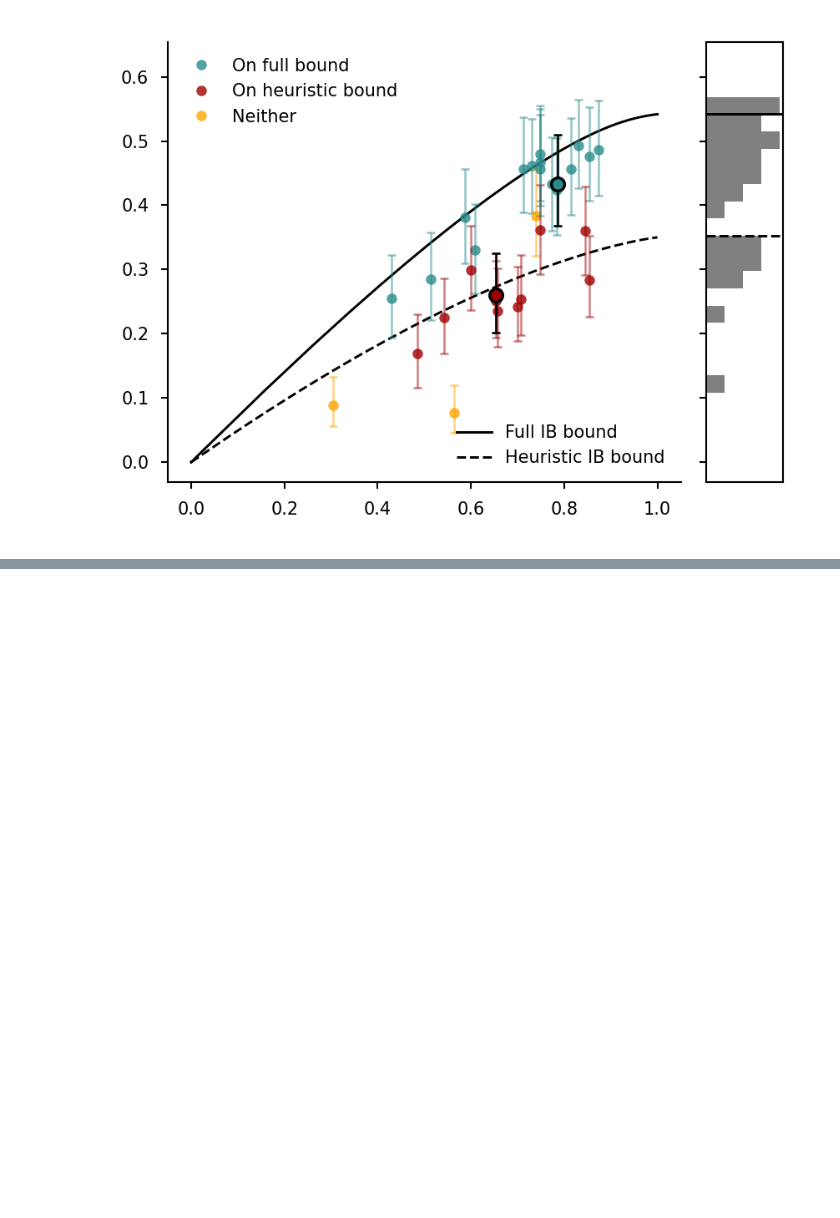
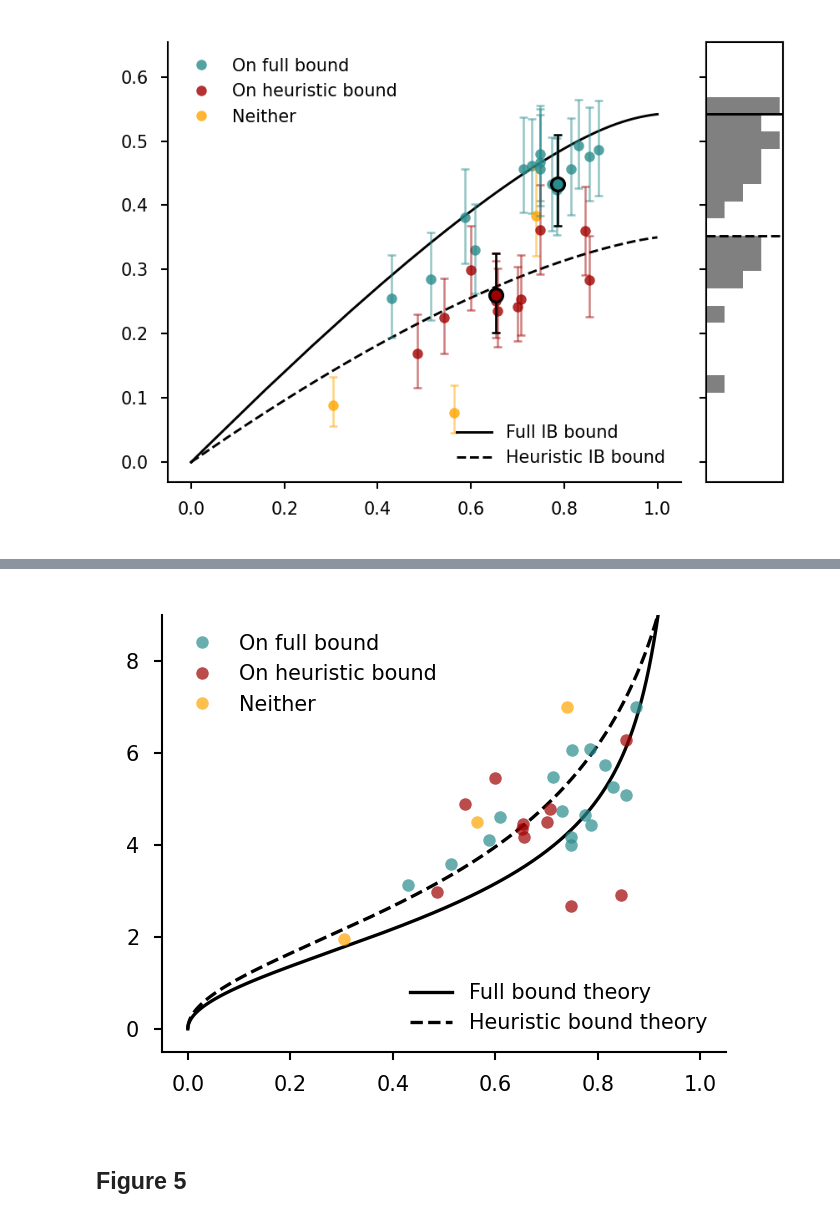
Before and after one commit to jacobaparker/human-inference-IB, a Jupyter notebook: main_analyses_figures.ipynb, the cells around one changed output, grey strips where cells are left out. Cells and saved outputs as stored; diff of their text form; code cells hidden in the pictures; blank space fills up the shorter version.

```diff
--- a/main_analyses_figures.ipynb
+++ b/main_analyses_figures.ipynb
@@ -1162,0 +1219,35 @@ savefig(fig, 'Figure4/figure4_horses_highWS_IBplot')
+# %%
+# plot choice noise term (best-fitting model betastar) vs I(X;R)
+# EXCLUDE those with I(X;R) < 0.05
+
+modeldf_ = pd.read_csv(horses_datadir + 'highWS/model_fits.csv')
+alldata_ = pd.merge(ibdf_, modeldf_, on=['subject_ID', 'subject_index'])
+
+exp = 'highWS'
+stats = 'highWS'
+
+conds = (alldata_['exclude_Ixr'] == 0)
+
+fig, ax = plt.subplots(figsize=(2.3, 1.9), dpi=300)
+
+ib_theory, = ax.plot(softmax_dict_horses[stats]['full']['I_XR'], softmax_dict_horses[stats]['full']['betastar'], 'k', alpha=1,linewidth=0.8,label='Full bound theory')
+heur_theory, = ax.plot(softmax_dict_horses[stats]['equal-weights']['I_XR'], softmax_dict_horses[stats]['equal-weights']['betastar'], '--k', alpha=1,linewidth=0.8,label='Heuristic bound theory')
+
+for sjind in pd.unique(alldata_.loc[conds,'subject_index']):
+    sjconds = conds & (alldata_['subject_index'] == sjind)
+    if (alldata_.loc[conds & (alldata_['subject_index'] == sjind),'bound_class'].to_numpy() == 'full'):
+        onfullbound, = ax.plot(alldata_.loc[sjconds,'Ixr'],alldata_.loc[sjconds,'best_model_betastar'],'o',c=optcolor,alpha=0.7,markersize=3,markeredgewidth=0,markeredgecolor='none',label='On full bound')
+    elif alldata_.loc[conds & (alldata_['subject_index'] == sjind),'bound_class'].to_numpy() == 'equal-weights':
+        onheurbound, = ax.plot(alldata_.loc[sjconds,'Ixr'],alldata_.loc[sjconds,'best_model_betastar'],'o',c=heurcolor,alpha=0.7,markersize=3,markeredgewidth=0,markeredgecolor='none',label='On heuristic bound')
+    elif alldata_.loc[conds & (alldata_['subject_index'] == sjind),'bound_class'].to_numpy() == 'none':
+        other, = ax.plot(alldata_.loc[sjconds,'Ixr'],alldata_.loc[sjconds,'best_model_betastar'],'o',c=nonecolor,alpha=0.7,markersize=3,markeredgewidth=0,markeredgecolor='none',label='Neither')
+leg1 = ax.legend(handles=[onfullbound, onheurbound, other],fontsize=5, frameon=False, loc='upper left')
+leg2 = ax.legend(handles=[ib_theory, heur_theory],fontsize=5, frameon=False, loc='lower right')
+ax.add_artist(leg1)
+ax.set_ylim(-0.5,9)
+format_axis(ax)
+plt.tight_layout()
+# %% [output]
+[figure, added]
+# %% [markdown]
+## Figure 5
```
Also changed, not shown: parts of 10 cells of this notebook, 18 other files.
